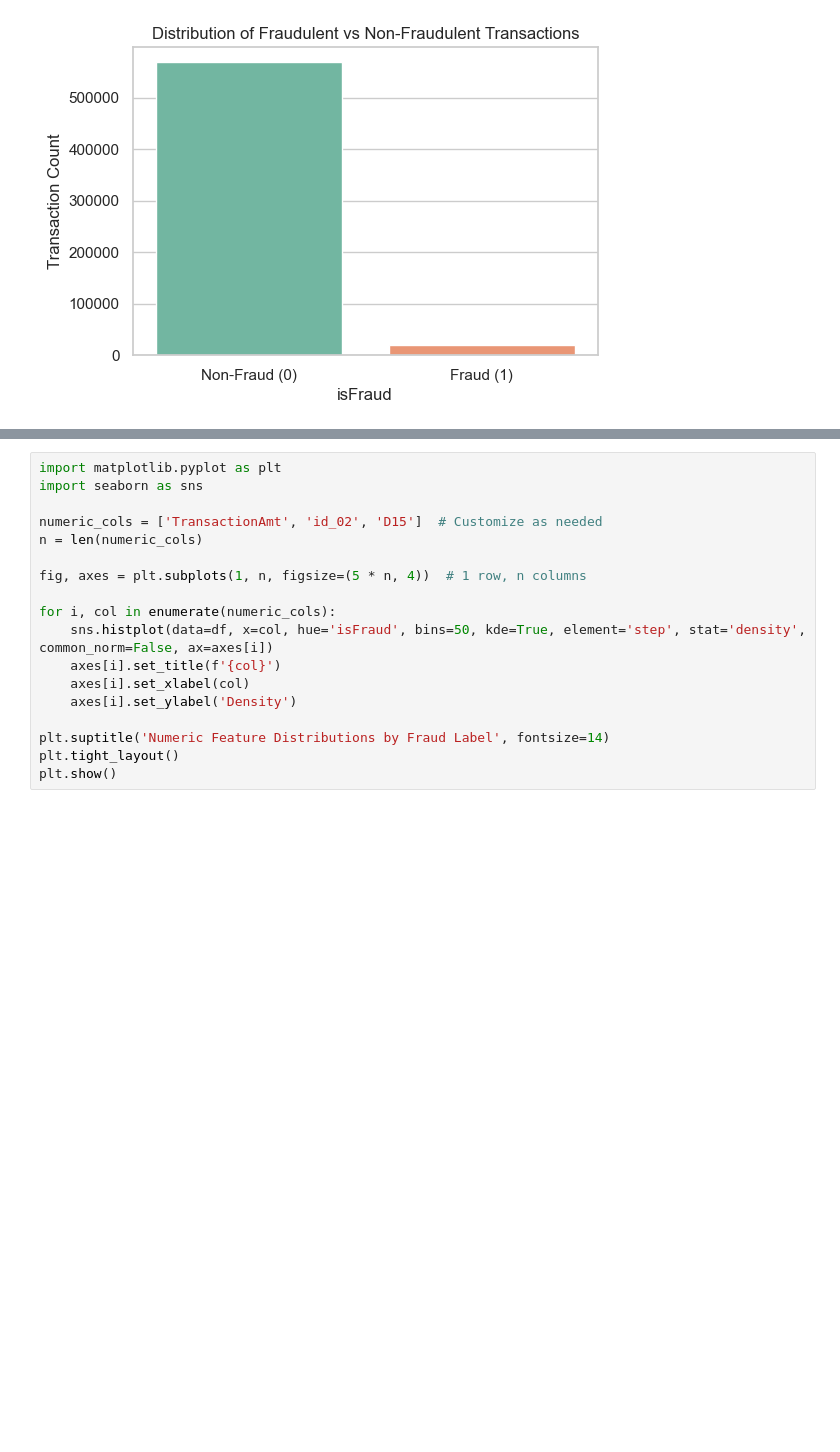
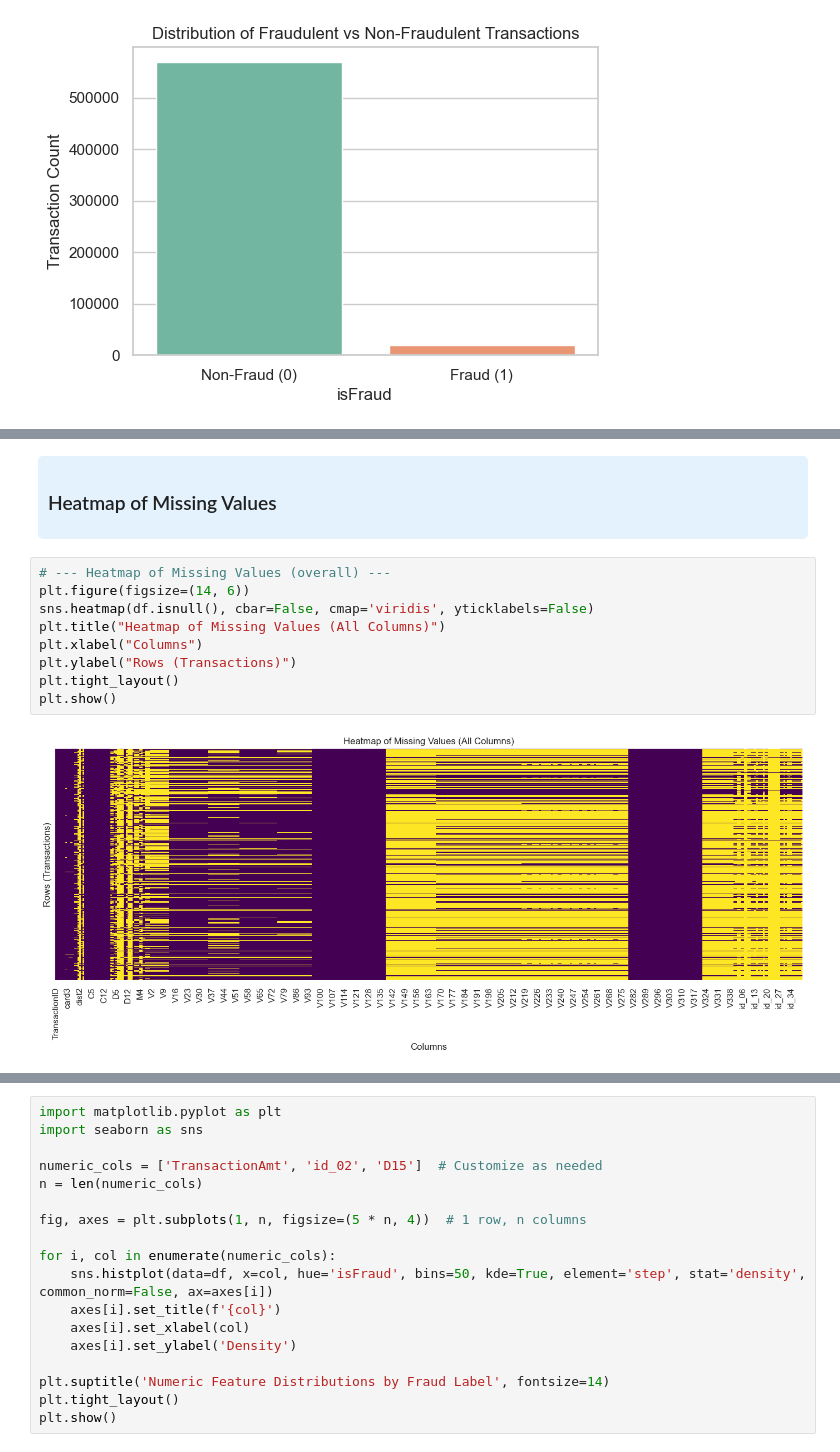
Before and after one commit to poke-key/Financial-Fraud_MODEL, a Jupyter notebook: detecting_financial_fraud.ipynb, the cells around one changed output, grey strips where cells are left out. Saved outputs shown, nothing was run; the diff lists cells and outputs as text; blank space fills up the shorter version.

Commit message:
Updated: README, Notebook, visuals

```diff
--- a/detecting_financial_fraud.ipynb
+++ b/detecting_financial_fraud.ipynb
@@ -278,0 +304,16 @@ Total columns with missing values: 414
+# %% [markdown]
+<div style="background-color: #E3F2FD; padding: 10px; border-radius: 5px;">
+
+### Heatmap of Missing Values
+</div>
+# %%
+# --- Heatmap of Missing Values (overall) ---
+plt.figure(figsize=(14, 6))
+sns.heatmap(df.isnull(), cbar=False, cmap='viridis', yticklabels=False)
+plt.title("Heatmap of Missing Values (All Columns)")
+plt.xlabel("Columns")
+plt.ylabel("Rows (Transactions)")
+plt.tight_layout()
+plt.show()
+# %% [output]
+[figure, added]
```
Also changed, not shown: parts of 50 cells of this notebook, 11 other files.
